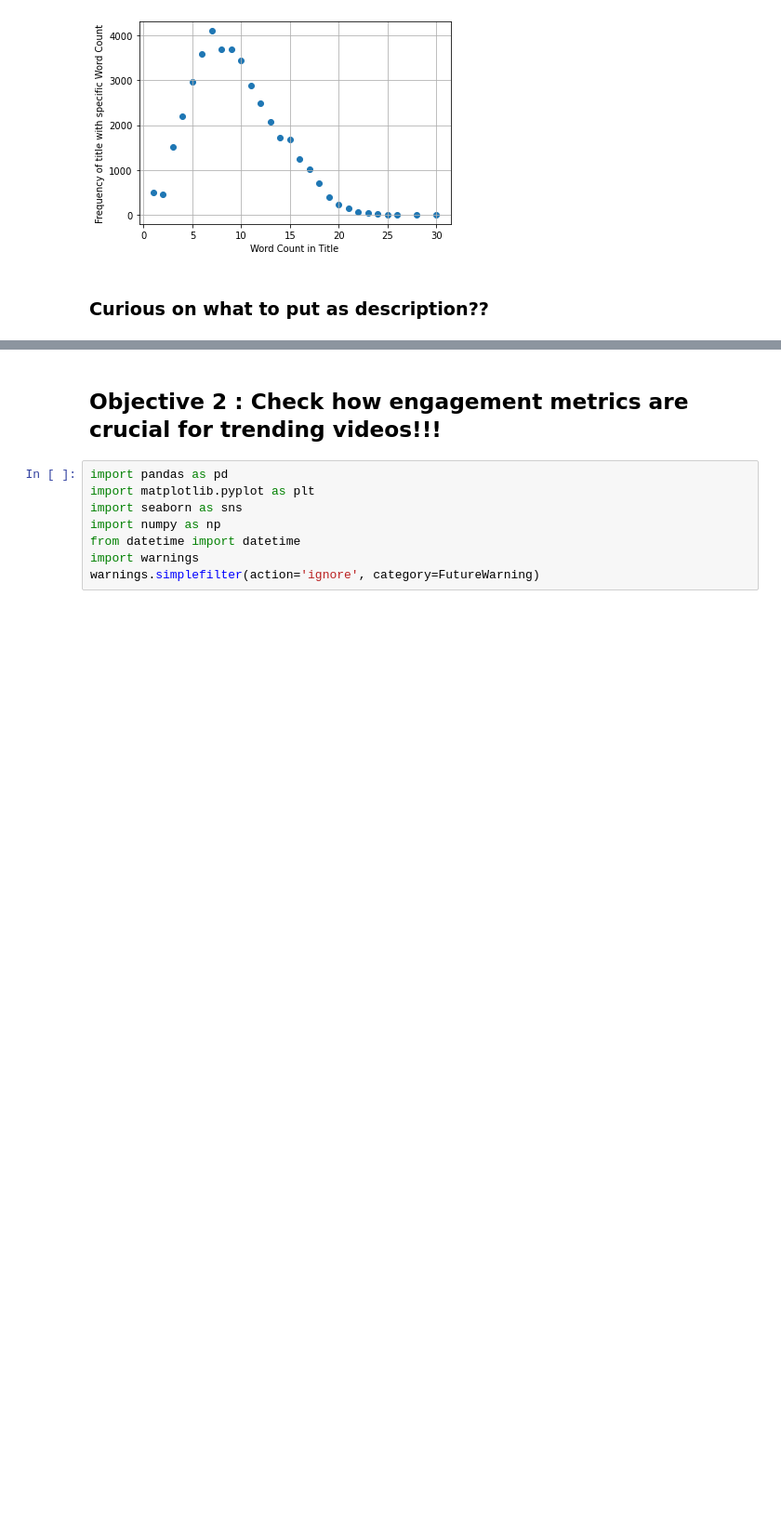
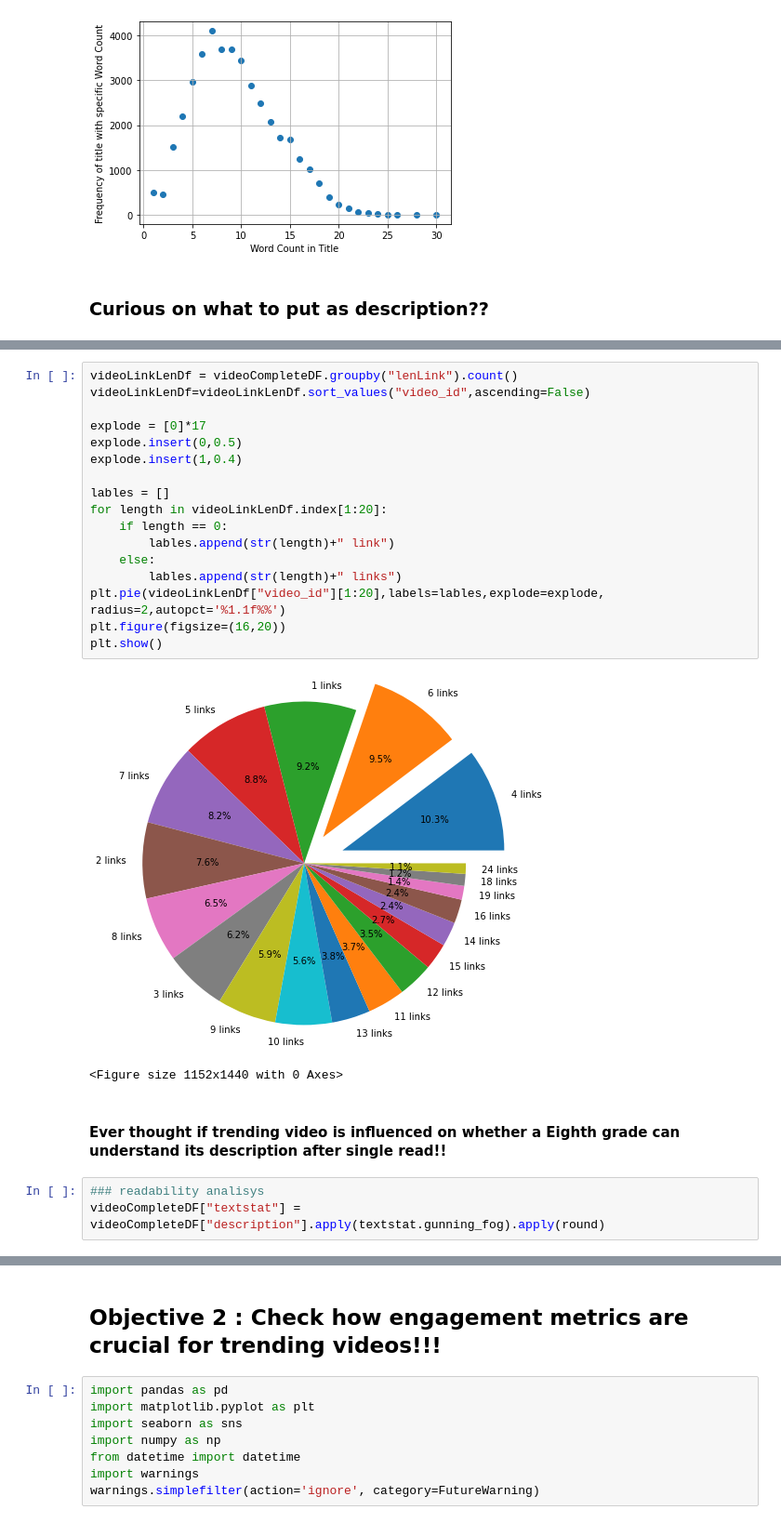
Before and after one commit to aishpatil655/Trending_youtube_Video, a Jupyter notebook: Factor Affecting youtube Videos.ipynb, the cells around one changed output, grey strips where cells are left out. Shown: that part at 93% size. Saved outputs shown, nothing was run; the diff lists cells and outputs as text; blank space fills up the shorter version.

```diff
--- a/Factor Affecting youtube Videos.ipynb
+++ b/Factor Affecting youtube Videos.ipynb
@@ -347,0 +370,25 @@ videoDF["description"][1]
+# %%
+videoLinkLenDf = videoCompleteDF.groupby("lenLink").count()
+videoLinkLenDf=videoLinkLenDf.sort_values("video_id",ascending=False)
+
+explode = [0]*17
+explode.insert(0,0.5)
+explode.insert(1,0.4)
+
+lables = []
+for length in videoLinkLenDf.index[1:20]:
+    if length == 0:
+        lables.append(str(length)+" link")
+    else:
+        lables.append(str(length)+" links")
+plt.pie(videoLinkLenDf["video_id"][1:20],labels=lables,explode=explode, radius=2,autopct='%1.1f%%')
+plt.figure(figsize=(16,20))
+plt.show()
+# %% [output]
+[figure, added]
+<Figure size 1152x1440 with 0 Axes>
+# %% [markdown]
+#### Ever thought if trending video is influenced on whether a Eighth grade can understand its description after single read!!
+# %%
+### readability analisys
+videoCompleteDF["textstat"] = videoCompleteDF["description"].apply(textstat.gunning_fog).apply(round)
```
Also changed, not shown: parts of 26 cells of this notebook.
